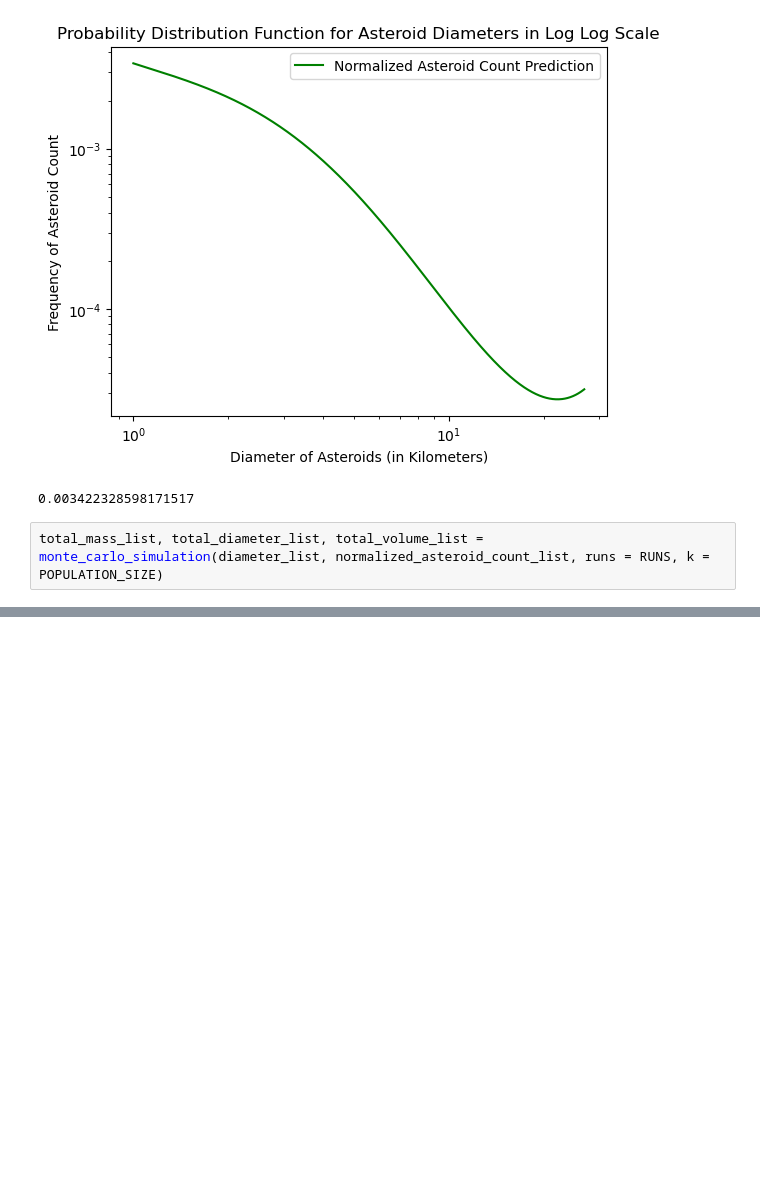
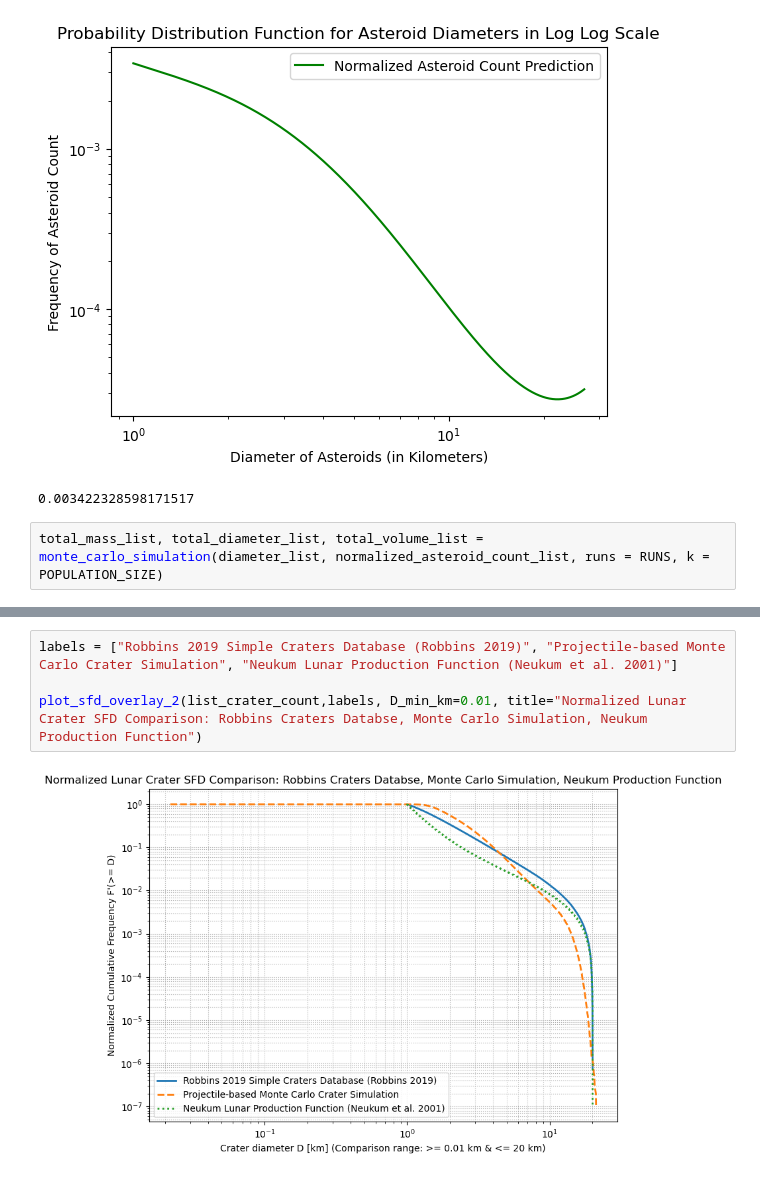
Before and after one commit to CapeGenius/Astrostats-Final, a Jupyter notebook: draft.ipynb, the cells around one changed output, grey strips where cells are left out. Saved outputs shown, nothing was run; the diff lists cells and outputs as text; blank space fills up the shorter version.

```diff
--- a/draft.ipynb
+++ b/draft.ipynb
@@ -384,0 +524,6 @@ len(np.concatenate(total_mass_list, axis=0))
+# %%
+labels = ["Robbins 2019 Simple Craters Database (Robbins 2019)", "Projectile-based Monte Carlo Crater Simulation", "Neukum Lunar Production Function (Neukum et al. 2001)"]
+
+plot_sfd_overlay_2(list_crater_count,labels, D_min_km=0.01, title="Normalized Lunar Crater SFD Comparison: Robbins Craters Databse, Monte Carlo Simulation, Neukum Production Function")
+# %% [output]
+[figure, added]
```
Also changed, not shown: parts of 6 cells of this notebook.
